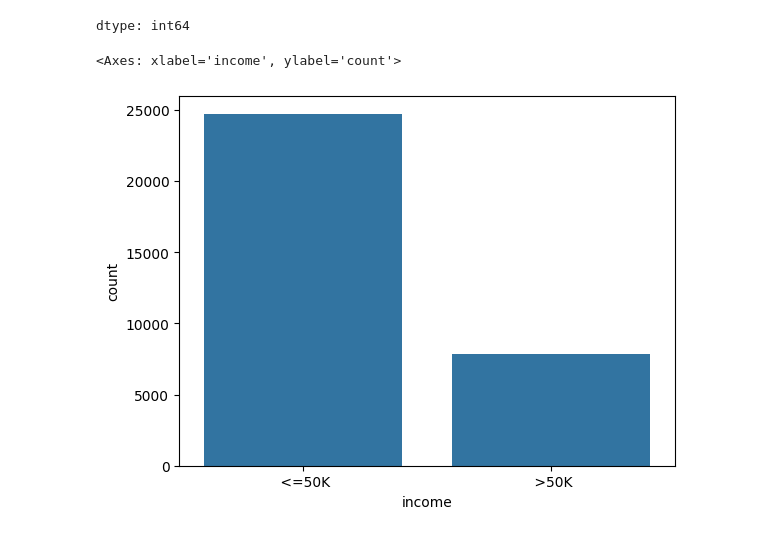
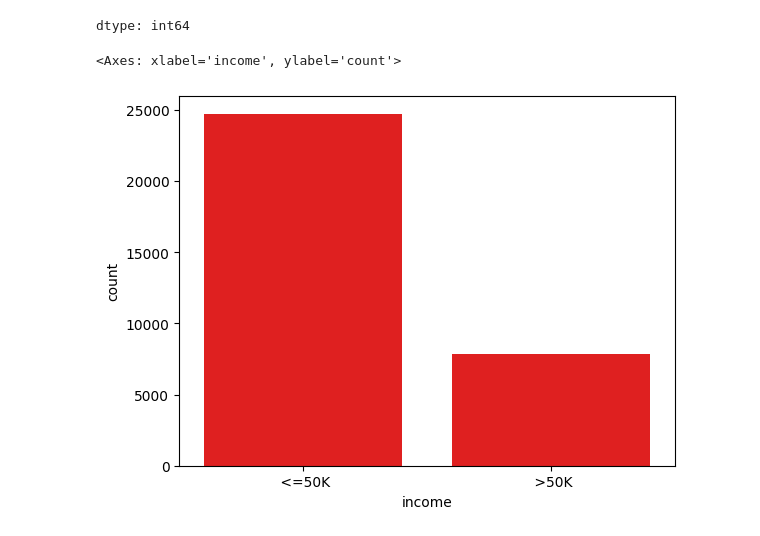
Before and after one commit to rafflds/Censo, a Jupyter notebook: Censo.ipynb, the cells around one changed output. Cells and saved outputs as stored; diff of their text form; code cells hidden in the pictures.

```diff
--- a/Censo.ipynb
+++ b/Censo.ipynb
@@ -69,8 +74,10 @@ base_censo['income'].value_counts()
 | <=50K | 24720 |
 | >50K | 7841 |
 dtype: int64
-# %%
-sns.countplot(x='income', data=base_censo)
-# %% [output]
-<Axes: xlabel='income', ylabel='count'>
-[figure, removed]
+# %%
+# Temos 24mil pessoas com o 'rendimento' inferior ou igual a 50 mil
+# Temos 7mil pessoas com o 'rendimento' superior a 50 mil
+sns.countplot(x='income', data=base_censo, color='red')
+# %% [output]
+<Axes: xlabel='income', ylabel='count'>
+[figure, added]
```
Also changed, not shown: parts of 7 cells of this notebook.
